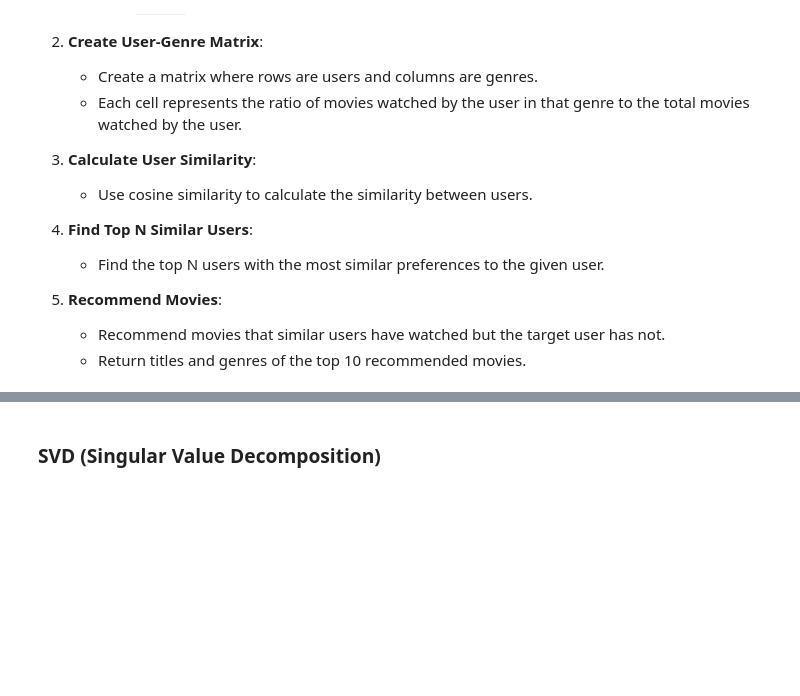
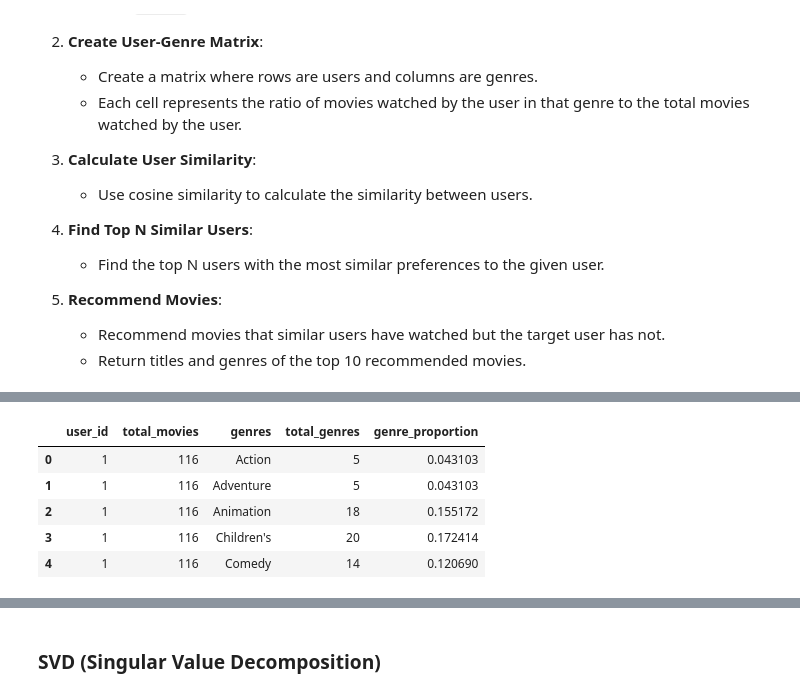
Before and after one commit to Mahan-Bayhaghi/IMDb-IR, a Jupyter notebook: Logic/core/recommender_system/Recommender_system.ipynb, the cells around one changed output, grey strips where cells are left out. Saved outputs shown, nothing was run; the diff lists cells and outputs as text; code cells hidden in the pictures; blank space fills up the shorter version.

```diff
--- a/Logic/core/recommender_system/Recommender_system.ipynb
+++ b/Logic/core/recommender_system/Recommender_system.ipynb
@@ -139,0 +154,15 @@ def get_top_n_similar_users(user_id, n=5):
+# %%
+total_user_movie_counts = data.groupby('user_id').size().reset_index(name='total_movies')
+total_user_genres_counts = data.groupby(['user_id','genres']).size().reset_index(name='total_genres')
+
+user_genre_df = pd.merge(total_user_movie_counts, total_user_genres_counts, on=['user_id'], how='left')
+user_genre_df['genre_proportion'] = user_genre_df['total_genres'] / user_genre_df['total_movies']
+
+user_genre_df.head(5)
+# %% [output]
+|  | user_id | total_movies | genres | total_genres | genre_proportion |
+| 0 | 1 | 116 | Action | 5 | 0.043103 |
+| 1 | 1 | 116 | Adventure | 5 | 0.043103 |
+| 2 | 1 | 116 | Animation | 18 | 0.155172 |
+| 3 | 1 | 116 | Children's | 20 | 0.172414 |
+| 4 | 1 | 116 | Comedy | 14 | 0.120690 |
```
Also changed, not shown: parts of 20 cells of this notebook.
